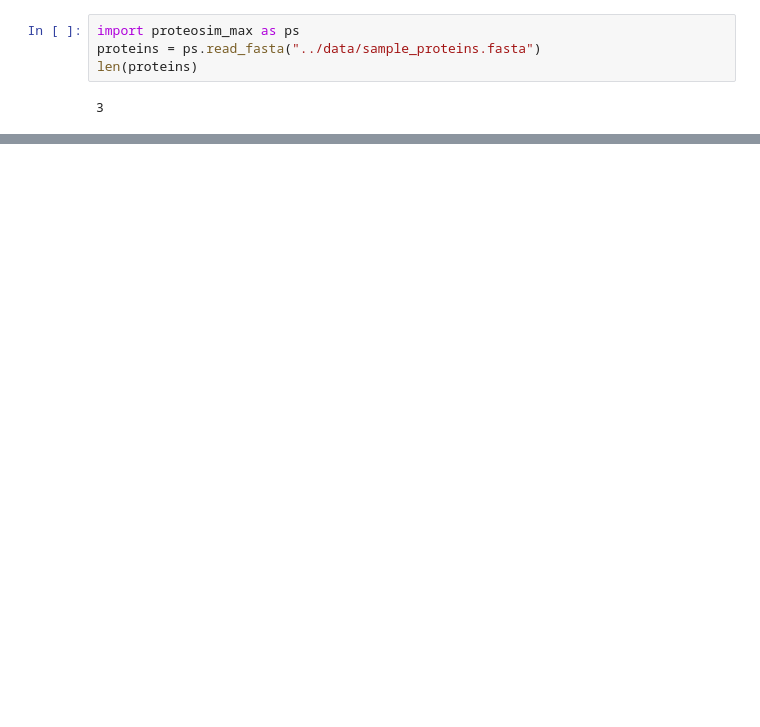
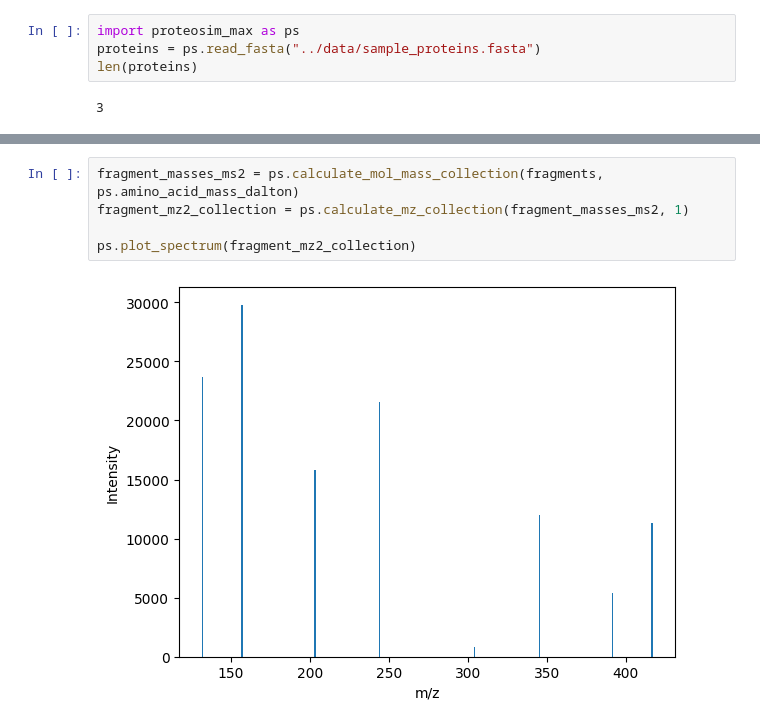
Before and after one commit to mksku-dev/proteosim_max, a Jupyter notebook: tuturials/ms_experiment_final.ipynb, the cells around one changed output, grey strips where cells are left out. Cells and saved outputs as stored; diff of their text form; blank space fills up the shorter version.

```diff
--- a/tuturials/ms_experiment_final.ipynb
+++ b/tuturials/ms_experiment_final.ipynb
@@ -145,0 +87,7 @@ ps.plot_spectrum(mz_values)
+# %%
+fragment_masses_ms2 = ps.calculate_mol_mass_collection(fragments, ps.amino_acid_mass_dalton)
+fragment_mz2_collection = ps.calculate_mz_collection(fragment_masses_ms2, 1)
+
+ps.plot_spectrum(fragment_mz2_collection)
+# %% [output]
+[figure, added]
```
Also changed, not shown: parts of 16 cells of this notebook.
